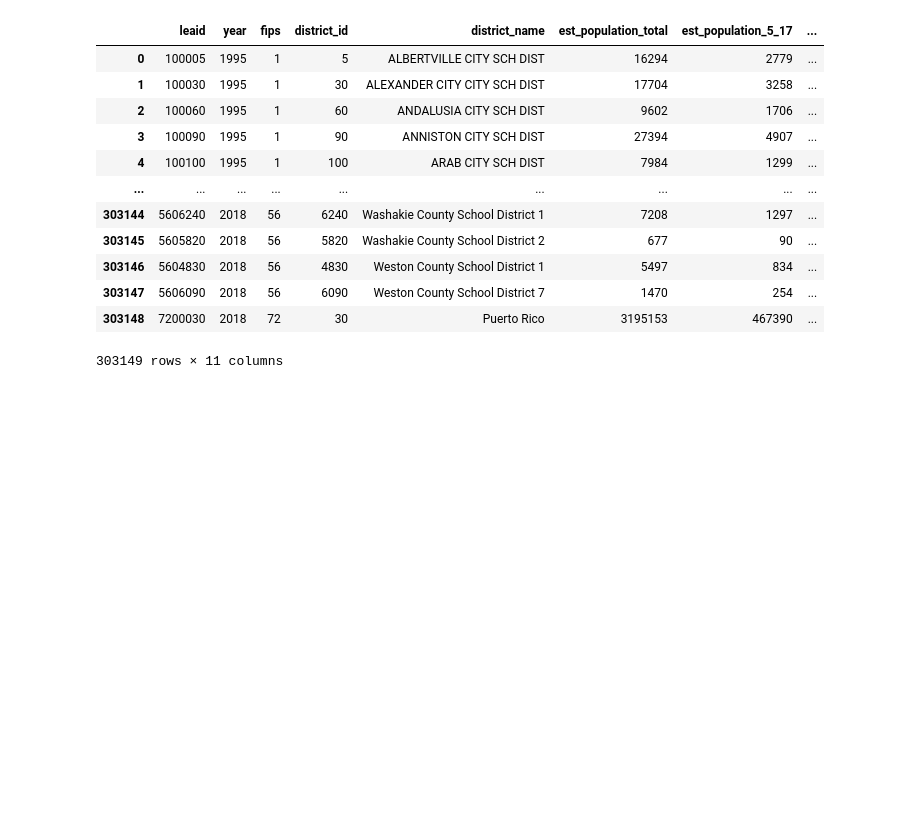
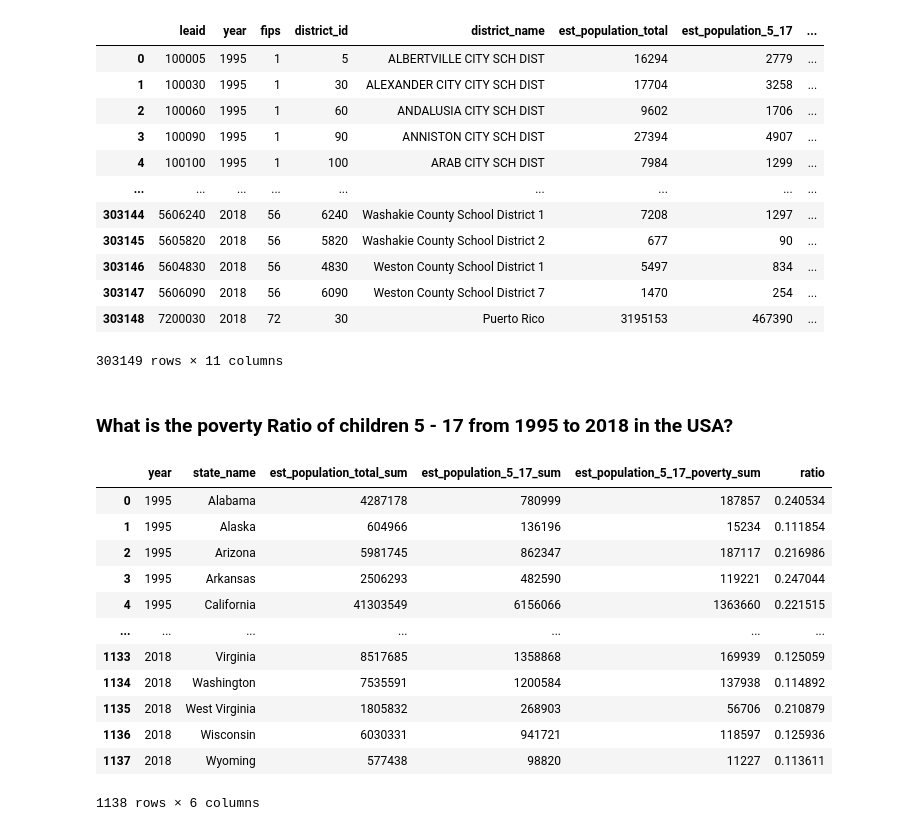
Before and after one commit to apaniagua6/Covid-impact-graduation, a Jupyter notebook: 03-educationdata-dashboards/poverty_estimates.ipynb, the cells around one changed output. Cells and saved outputs as stored; diff of their text form; code cells hidden in the pictures; blank space fills up the shorter version.

```diff
--- a/03-educationdata-dashboards/poverty_estimates.ipynb
+++ b/03-educationdata-dashboards/poverty_estimates.ipynb
@@ -60,0 +47,25 @@ poverty_estimates.to_parquet('codebook_districts_saipe_df_1995_2018_pyarrow.parq
+# %% [markdown]
+### What is the poverty Ratio of children 5 - 17  from 1995 to 2018 in the USA?
+# %%
+# We can group by year and state and sum all the est_population_5_17 and est_population_5_17_poverty
+# Create a new column with the ratios by state.
+pov_est_year_df = poverty_estimates.groupby(["year", "state_name"], as_index=False).agg({'est_population_total': ['sum'], 'est_population_5_17': ['sum'] , 'est_population_5_17_poverty': ['sum'] }, as_index=False)
+
+pov_est_year_df.columns = ['_'.join(tup).rstrip('_') for tup in pov_est_year_df.columns.values]
+pov_est_year_df["ratio"] = pov_est_year_df["est_population_5_17_poverty_sum"] / pov_est_year_df["est_population_5_17_sum"]
+
+pov_est_year_df
+# %% [output]
+|  | year | state_name | est_population_total_sum | est_population_5_17_sum | est_population_5_17_poverty_sum | ratio |
+| 0 | 1995 | Alabama | 4287178 | 780999 | 187857 | 0.240534 |
+| 1 | 1995 | Alaska | 604966 | 136196 | 15234 | 0.111854 |
+| 2 | 1995 | Arizona | 5981745 | 862347 | 187117 | 0.216986 |
+| 3 | 1995 | Arkansas | 2506293 | 482590 | 119221 | 0.247044 |
+| 4 | 1995 | California | 41303549 | 6156066 | 1363660 | 0.221515 |
+| ... | ... | ... | ... | ... | ... | ... |
+| 1133 | 2018 | Virginia | 8517685 | 1358868 | 169939 | 0.125059 |
+| 1134 | 2018 | Washington | 7535591 | 1200584 | 137938 | 0.114892 |
+| 1135 | 2018 | West Virginia | 1805832 | 268903 | 56706 | 0.210879 |
+| 1136 | 2018 | Wisconsin | 6030331 | 941721 | 118597 | 0.125936 |
+| 1137 | 2018 | Wyoming | 577438 | 98820 | 11227 | 0.113611 |
+1138 rows × 6 columns
```
Also changed, not shown: parts of 4 cells of this notebook, 5 other files.
